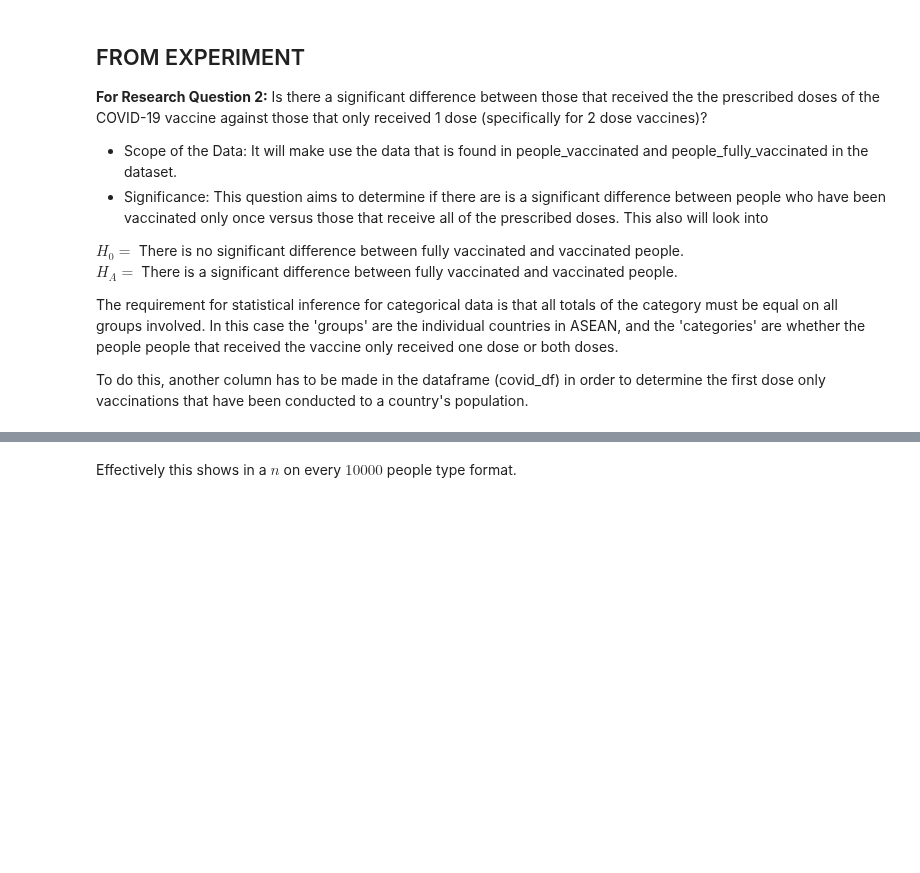
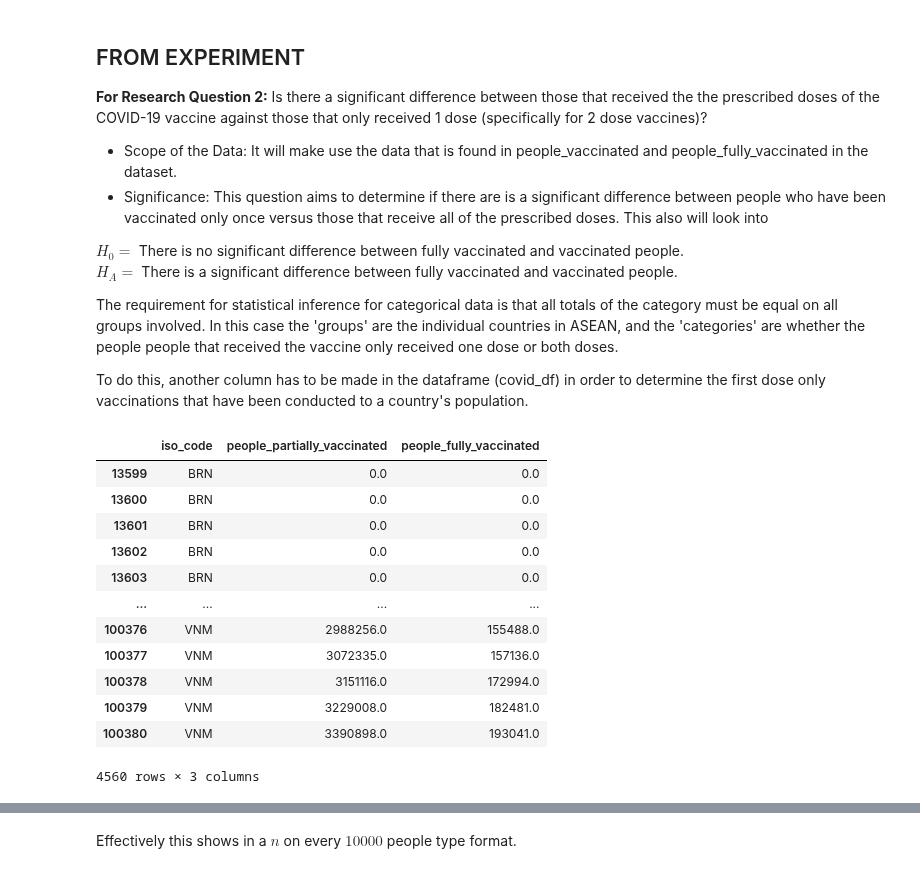
Before and after one commit to jm55/CSMODEL, a Jupyter notebook: COVID-19/COVID_Notebook.ipynb, the cells around one changed output, grey strips where cells are left out. Saved outputs shown, nothing was run; the diff lists cells and outputs as text; code cells hidden in the pictures; blank space fills up the shorter version.

```diff
--- a/COVID-19/COVID_Notebook.ipynb
+++ b/COVID-19/COVID_Notebook.ipynb
@@ -646,3 +646,19 @@ covid_df = covid_df.assign(people_vaccinated = lambda x: x['people_vaccinated']-
+# %%
+covid_df[['iso_code','people_partially_vaccinated','people_fully_vaccinated']]
+# %% [output]
+|  | iso_code | people_partially_vaccinated | people_fully_vaccinated |
+| 13599 | BRN | 0.0 | 0.0 |
+| 13600 | BRN | 0.0 | 0.0 |
+| 13601 | BRN | 0.0 | 0.0 |
+| 13602 | BRN | 0.0 | 0.0 |
+| 13603 | BRN | 0.0 | 0.0 |
+| ... | ... | ... | ... |
+| 100376 | VNM | 2988256.0 | 155488.0 |
+| 100377 | VNM | 3072335.0 | 157136.0 |
+| 100378 | VNM | 3151116.0 | 172994.0 |
+| 100379 | VNM | 3229008.0 | 182481.0 |
+| 100380 | VNM | 3390898.0 | 193041.0 |
+4560 rows × 3 columns
 # %%
 #Normalizing data on every country of ASEAN
 #Following Procedure by https://www.statology.org/normalize-data-between-0-and-100/
```
Also changed, not shown: parts of 6 cells of this notebook.
